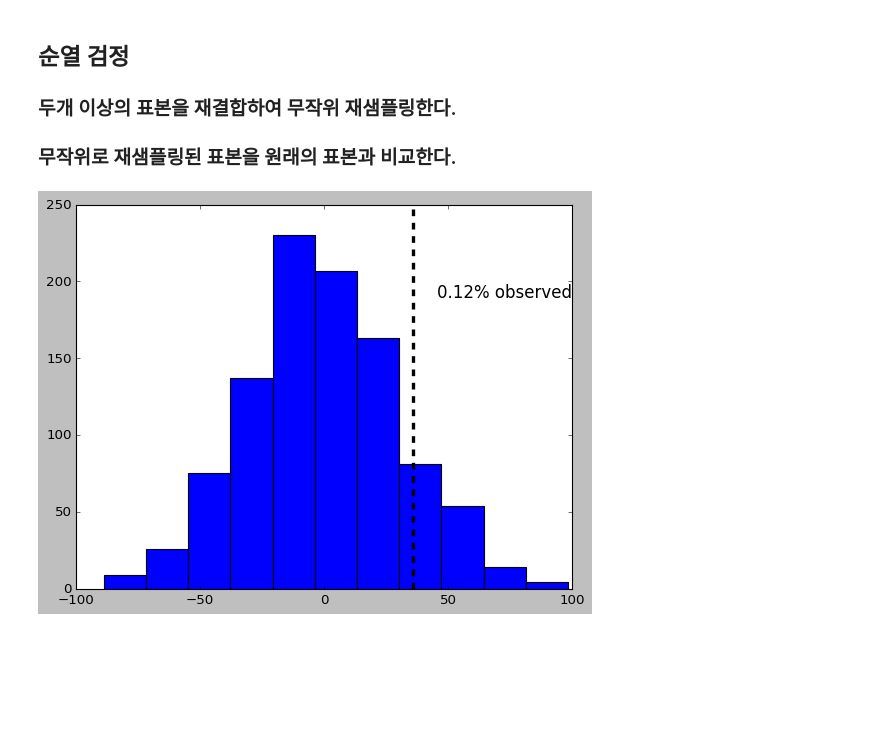
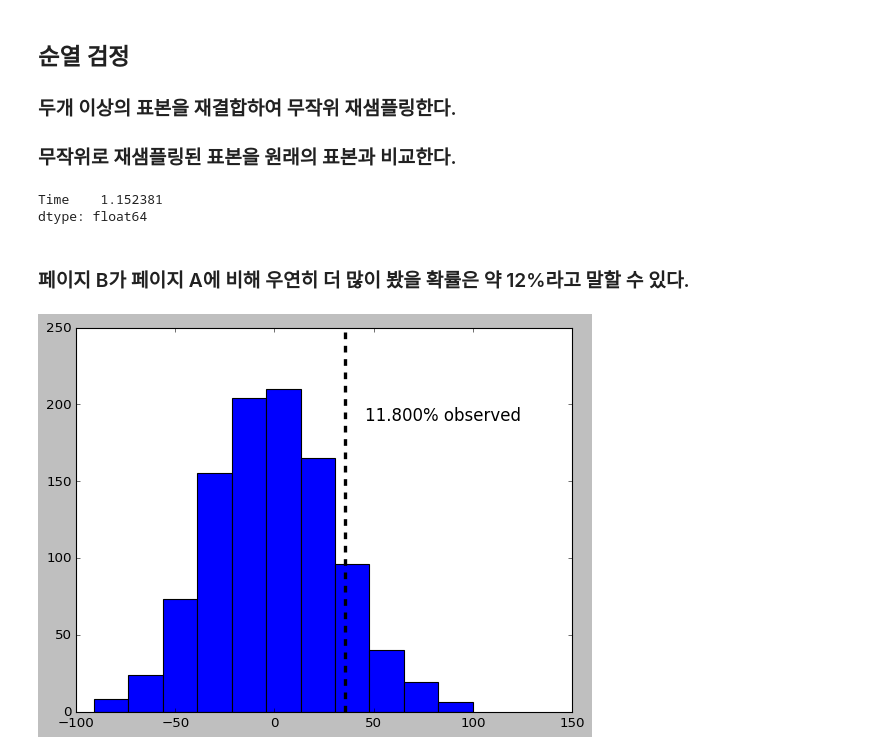
Before and after one commit to Hosung-Ahn/StatisticsForData, a Jupyter notebook: Chapter3-Statistial Experiments and Significance Testing/note.ipynb, the cells around one changed output. Drawn from its saved outputs; the diff is of its cells as text; code cells hidden in the pictures; blank space fills up the shorter version.

```diff
--- a/Chapter3-Statistial Experiments and Significance Testing/note.ipynb
+++ b/Chapter3-Statistial Experiments and Significance Testing/note.ipynb
@@ -58,15 +56,22 @@ def perm_fun(x, nA, nB) :
     n = nA + nB
     idx_B = set(random.sample(range(n), nB))
     idx_A = set(range(n)) - idx_B
-    return x.loc[idx_B, 'Time'].mean() - x.loc[idx_A,'Time'].mean()
+    return x.loc[idx_B].mean() - x.loc[idx_A].mean()
+
+perm_fun(session_times,na,nb)
+# %% [output]
+Time    1.152381
+dtype: float64
 # %%
-# 오래 걸림(40s)
-# perm_diffs = [perm_fun(session_times, na, nb) for _ in range(1000)]
+# 오래 걸림(20s)
+perm_diffs = [perm_fun(session_times.Time, na, nb) for _ in range(1000)]
+# %% [markdown]
+### 페이지 B가 페이지 A에 비해 우연히 더 많이 봤을 확률은 약 12%라고 말할 수 있다.
 # %%
-pct = np.bincount(perm_diffs > (meanB-meanA))[1] / 1000
+pct = np.array(perm_diffs > (meanB-meanA)).mean()
 plt.hist(perm_diffs, bins = 11)
 plt.axvline(x = meanB-meanA, color = 'k', lw = 3, ls = '--')
-plt.text(meanB-meanA + 10,190, f"{pct}% observed", fontdict={"fontsize" : 15})
+plt.text(meanB-meanA + 10,190, f"{pct*100:0.3f}% observed", fontdict={"fontsize" : 15})
 plt.show()
 # %% [output]
-[figure, old version]
+[figure, new version]
```
Also changed, not shown: parts of 12 cells of this notebook.
